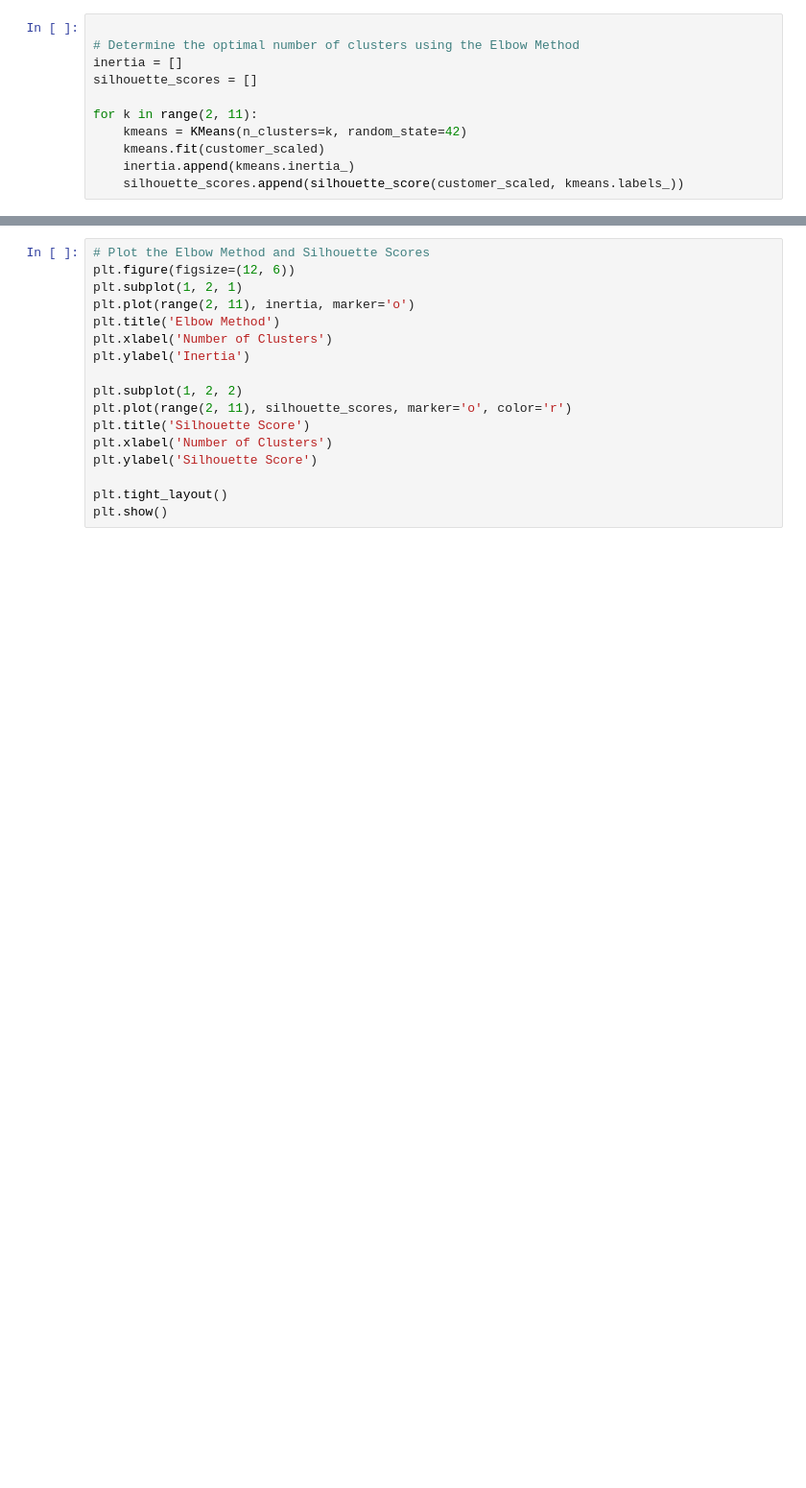
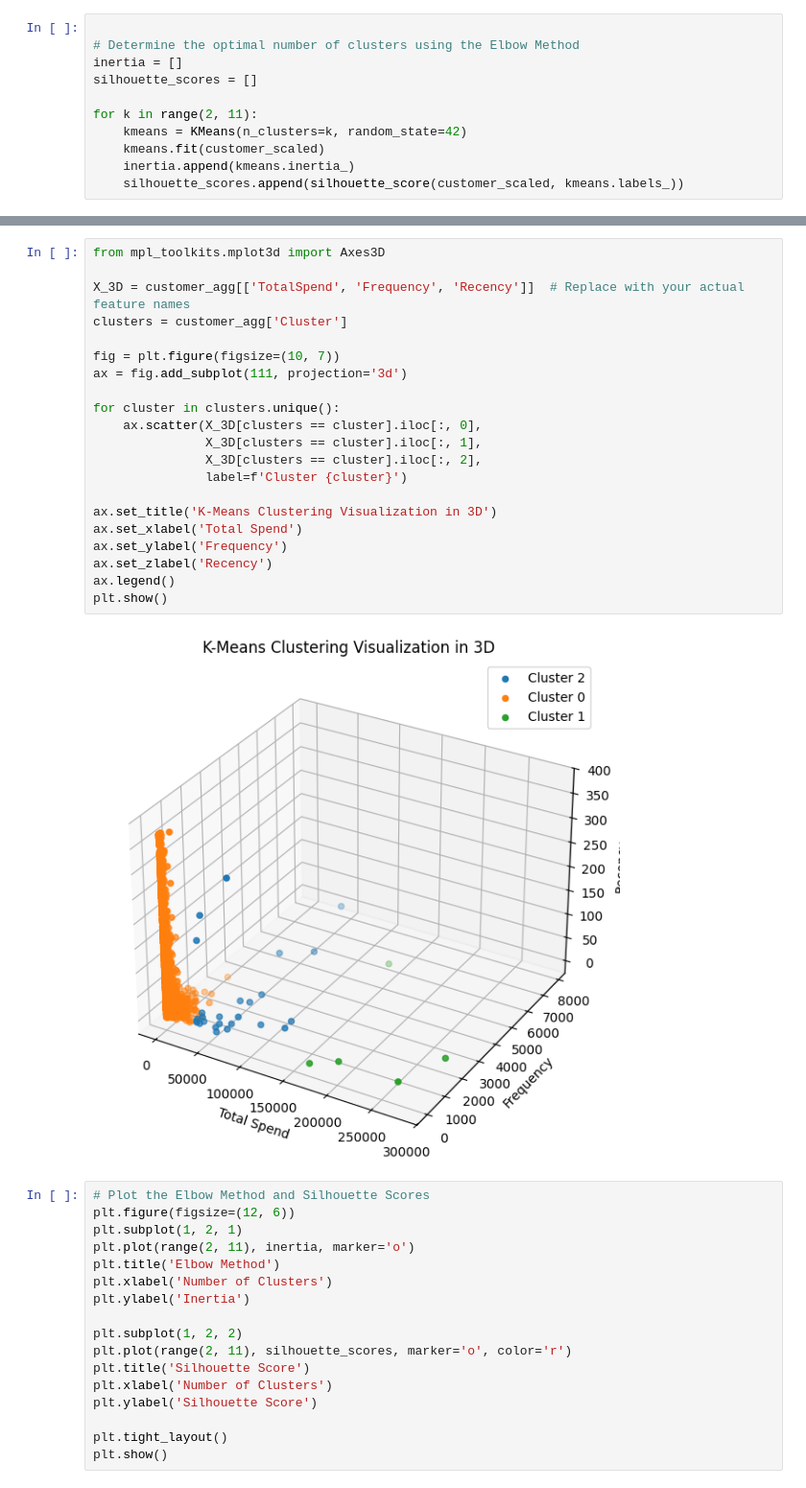
Before and after one commit to mk7890/Machine-Learning-II, a Jupyter notebook: ML2_CustomerSegmentationDataset_KMeansClustering_exiercise.ipynb, the cells around one changed output, grey strips where cells are left out. Shown: that part at 96% size. Drawn from its saved outputs; the diff is of its cells as text; blank space fills up the shorter version.

```diff
--- a/ML2_CustomerSegmentationDataset_KMeansClustering_exiercise.ipynb
+++ b/ML2_CustomerSegmentationDataset_KMeansClustering_exiercise.ipynb
@@ -260,3 +302,26 @@ for k in range(2, 11):
+# %%
+from mpl_toolkits.mplot3d import Axes3D
+
+X_3D = customer_agg[['TotalSpend', 'Frequency', 'Recency']]  # Replace with your actual feature names
+clusters = customer_agg['Cluster']
+
+fig = plt.figure(figsize=(10, 7))
+ax = fig.add_subplot(111, projection='3d')
+
+for cluster in clusters.unique():
+    ax.scatter(X_3D[clusters == cluster].iloc[:, 0],
+               X_3D[clusters == cluster].iloc[:, 1],
+               X_3D[clusters == cluster].iloc[:, 2],
+               label=f'Cluster {cluster}')
+
+ax.set_title('K-Means Clustering Visualization in 3D')
+ax.set_xlabel('Total Spend')
+ax.set_ylabel('Frequency')
+ax.set_zlabel('Recency')
+ax.legend()
+plt.show()
+# %% [output]
+[figure, added]
 # %%
 # Plot the Elbow Method and Silhouette Scores
 plt.figure(figsize=(12, 6))
```
Also changed, not shown: parts of 18 cells of this notebook.
